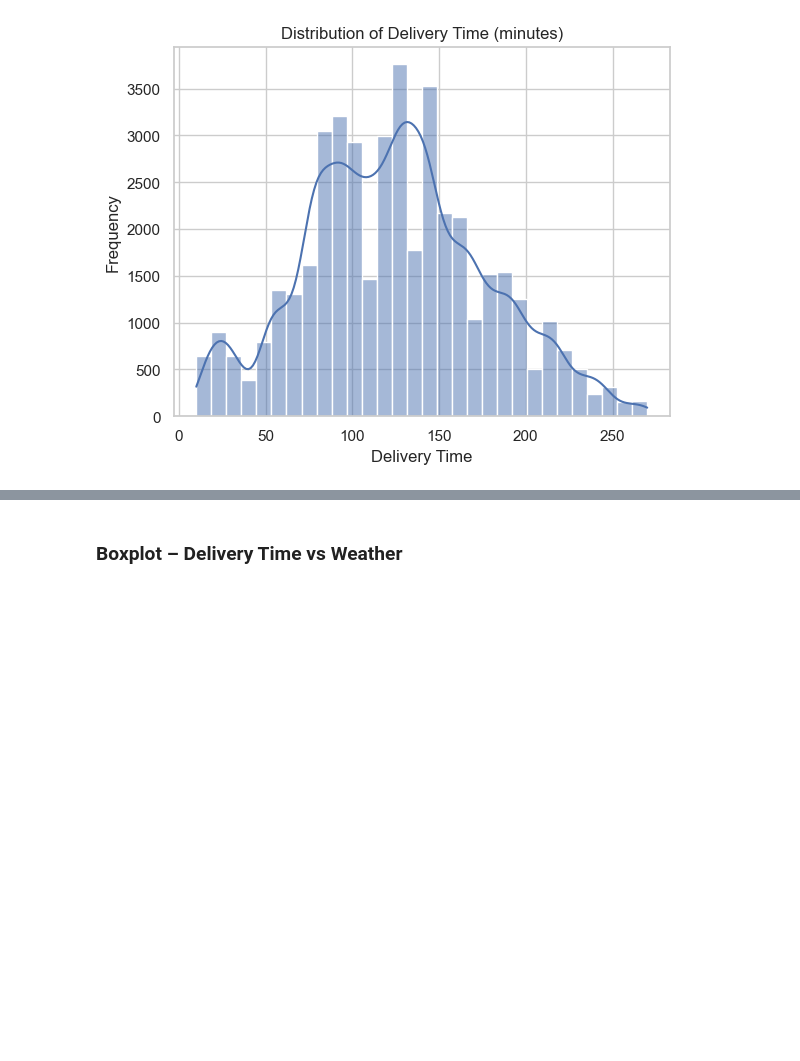
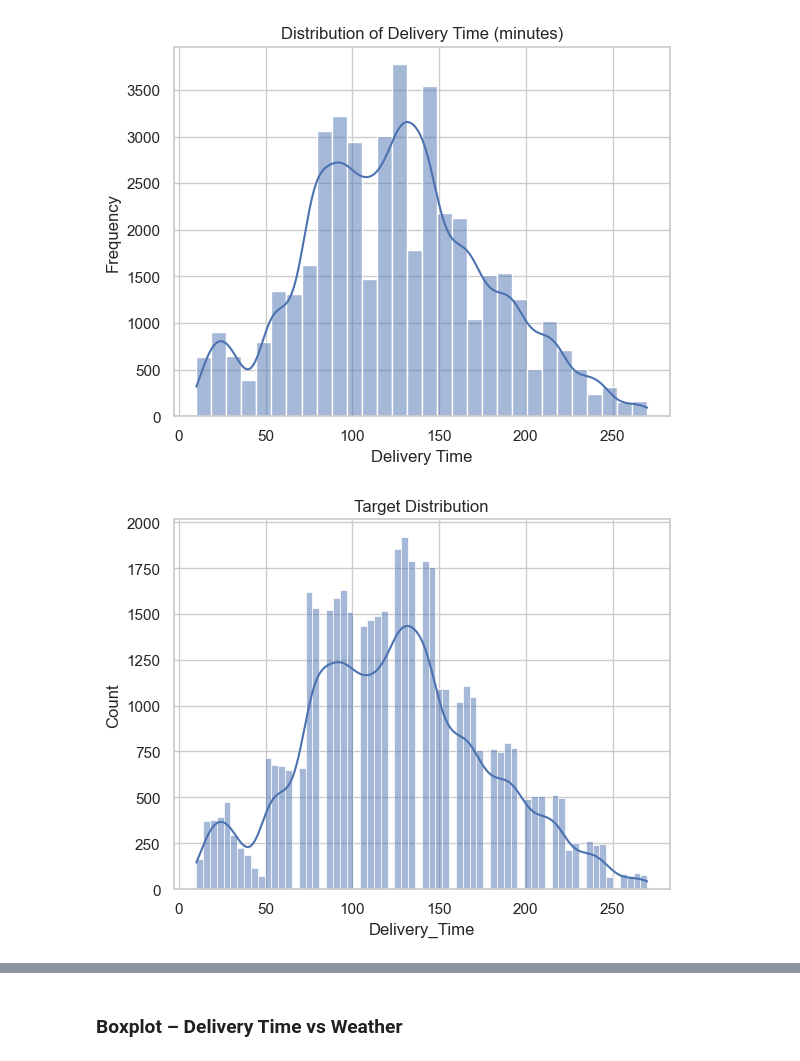
Before and after one commit to shubhampandey97/amazon-delivery-prediction, a Jupyter notebook: notebooks/eda.ipynb, the cells around one changed output, grey strips where cells are left out. Cells and saved outputs as stored; diff of their text form; code cells hidden in the pictures; blank space fills up the shorter version.

```diff
--- a/notebooks/eda.ipynb
+++ b/notebooks/eda.ipynb
@@ -26,3 +152,11 @@ plt.ylabel("Frequency")
 plt.show()
 # %% [output]
 [figure]
+# %%
+target = "Delivery_Time"
+# %%
+sns.histplot(df[target], kde=True)
+plt.title("Target Distribution")
+plt.show()
+# %% [output]
+[figure, added]
```
Also changed, not shown: parts of 26 cells of this notebook, 19 other files.
